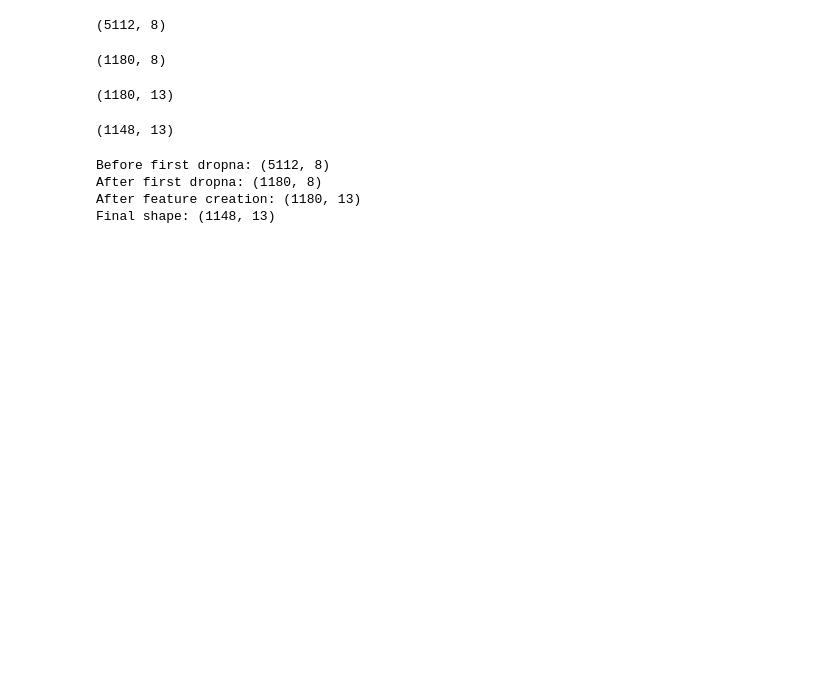
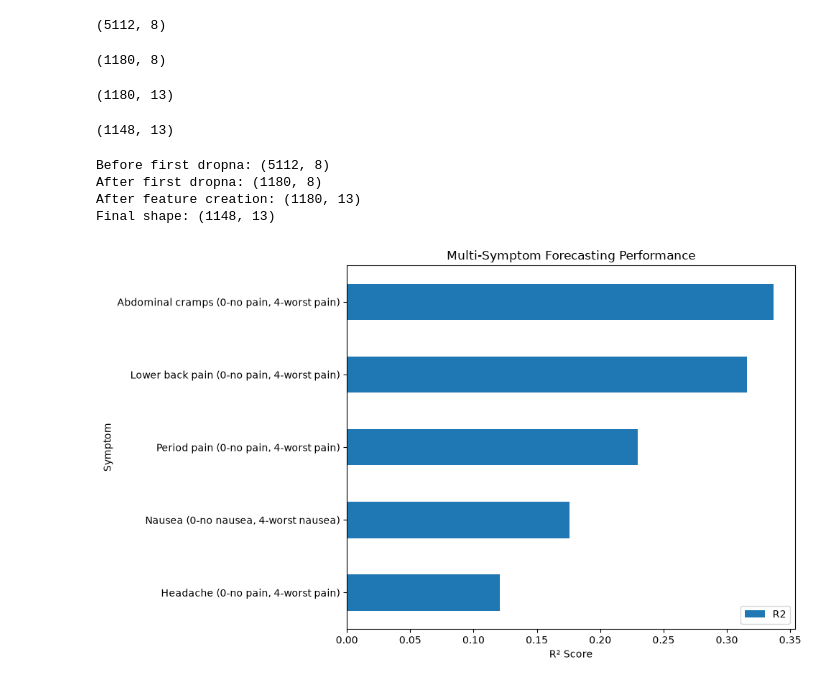
Before and after one commit to Sameeksha2597/endometriosis-ai, a Jupyter notebook: notebooks/04_symptom_intelligence_eda.ipynb, the cells around one changed output. Cells and saved outputs as stored; diff of their text form; code cells hidden in the pictures; blank space fills up the shorter version.

Commit message:
Added multi_symptom_forecasting image to docs

```diff
--- a/notebooks/04_symptom_intelligence_eda.ipynb
+++ b/notebooks/04_symptom_intelligence_eda.ipynb
@@ -564,3 +564,22 @@ Before first dropna: (5112, 8)
 After first dropna: (1180, 8)
 After feature creation: (1180, 13)
 Final shape: (1148, 13)
+# %%
+results_df.sort_values("R2").plot(
+    x="Symptom",
+    y="R2",
+    kind="barh",
+    figsize=(10,6)
+)
+
+plt.title("Multi-Symptom Forecasting Performance")
+plt.xlabel("R² Score")
+plt.tight_layout()
+
+plt.savefig(
+    "../docs/figures/multi_symptom_forecasting.png"
+)
+
+plt.show()
+# %% [output]
+[figure, added]
```
Also changed, not shown: 1 other file.
